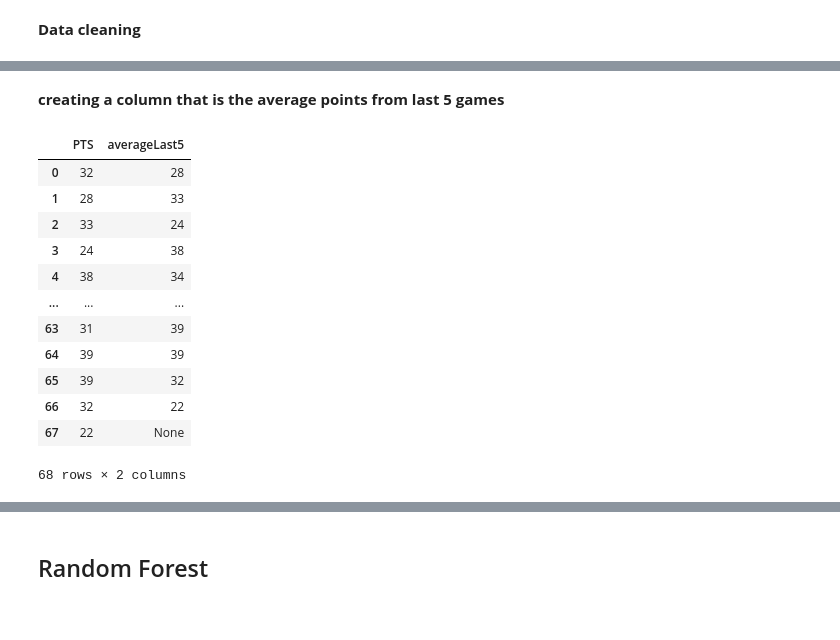
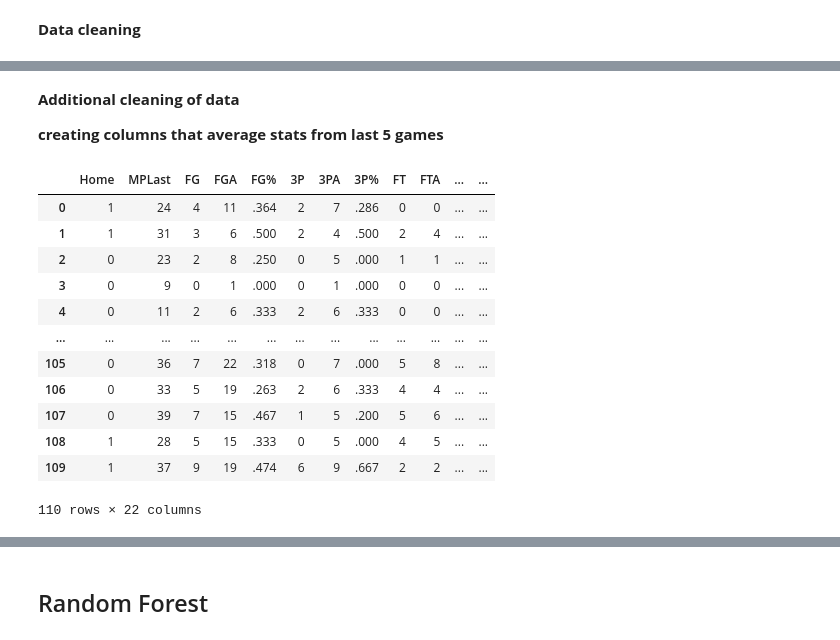
Before and after one commit to chadd28/ml-NBA-app, a Jupyter notebook: ml_NBA_v3.ipynb, the cells around one changed output, grey strips where cells are left out. Drawn from its saved outputs; the diff is of its cells as text; code cells hidden in the pictures.

```diff
--- a/ml_NBA_v3.ipynb
+++ b/ml_NBA_v3.ipynb
@@ -68,23 +106,37 @@ df
 # %% [markdown]
-**creating a column that is the average points from last 5 games**
+**Additional cleaning of data**
+
+**creating columns that average stats from last 5 games**
-# %%
-last5 = df['PTS']
-last5 = pd.DataFrame(last5)
-last5['averageLast5'] = last5['PTS'].shift(-1)
-last5
-# %% [output]
-|  | PTS | averageLast5 |
-| 0 | 32 | 28 |
-| 1 | 28 | 33 |
-| 2 | 33 | 24 |
-| 3 | 24 | 38 |
-| 4 | 38 | 34 |
-| ... | ... | ... |
-| 63 | 31 | 39 |
-| 64 | 39 | 39 |
-| 65 | 39 | 32 |
-| 66 | 32 | 22 |
-| 67 | 22 | None |
-68 rows × 2 columns
+# %%
+# creating a column that is the average points from last 5 games
+# .rolling() creates a rolling window of size 5, considering at least 1 value to calculate the average.
+df['avgPTSLast5'] = df['LastPTS'].rolling(window=5, min_periods=1).mean()
+
+df['NextOpp'] = df['Opp'].shift(-1)                             # Shift 'Opp' values down by one and assign to 'NextOpp' and so on
+df['NextPTS'] = df['LastPTS'].shift(-1)
+
+df = df.drop(columns=['Opp', 'NextOpp'])                        # removing oppositions (categorical) and instead trying historical opponent data
+
+
+
+
+mostRecentGame = df.iloc[-1:]                                   # keeps the last row for prediction later
+df = df.drop(df.index[-1])                                      # drops the last row because the predictor variable (NextPTS) is 0 so that could mess up the training
+
+df
+# %% [output]
+|  | Home | MPLast | FG | FGA | FG% | 3P | 3PA | 3P% | FT | FTA | ... | ... |
+| 0 | 1 | 24 | 4 | 11 | .364 | 2 | 7 | .286 | 0 | 0 | ... | ... |
+| 1 | 1 | 31 | 3 | 6 | .500 | 2 | 4 | .500 | 2 | 4 | ... | ... |
+| 2 | 0 | 23 | 2 | 8 | .250 | 0 | 5 | .000 | 1 | 1 | ... | ... |
+| 3 | 0 | 9 | 0 | 1 | .000 | 0 | 1 | .000 | 0 | 0 | ... | ... |
+| 4 | 0 | 11 | 2 | 6 | .333 | 2 | 6 | .333 | 0 | 0 | ... | ... |
+| ... | ... | ... | ... | ... | ... | ... | ... | ... | ... | ... | ... | ... |
+| 105 | 0 | 36 | 7 | 22 | .318 | 0 | 7 | .000 | 5 | 8 | ... | ... |
+| 106 | 0 | 33 | 5 | 19 | .263 | 2 | 6 | .333 | 4 | 4 | ... | ... |
+| 107 | 0 | 39 | 7 | 15 | .467 | 1 | 5 | .200 | 5 | 6 | ... | ... |
+| 108 | 1 | 28 | 5 | 15 | .333 | 0 | 5 | .000 | 4 | 5 | ... | ... |
+| 109 | 1 | 37 | 9 | 19 | .474 | 6 | 9 | .667 | 2 | 2 | ... | ... |
+110 rows × 22 columns
 # %%
 # Convert multiple columns to numeric
```
Also changed, not shown: parts of 26 cells of this notebook.
